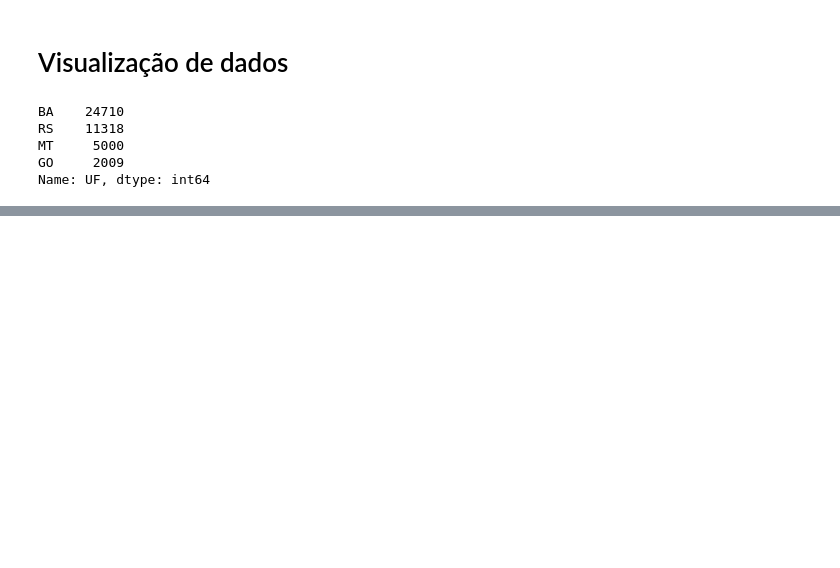
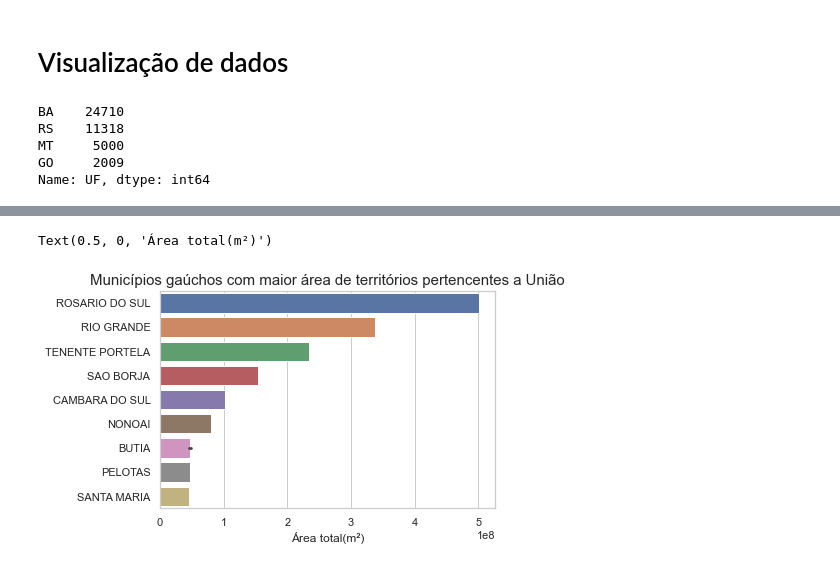
Before and after one commit to VascoMonteiroNeto/analiseDadosComPythonPandas, a Jupyter notebook: Aula_4_e_5_Pandas_VascoMonteiroNeto.ipynb, the cells around one changed output, grey strips where cells are left out. Cells and saved outputs as stored; diff of their text form; code cells hidden in the pictures; blank space fills up the shorter version.

```diff
--- a/Aula_4_e_5_Pandas_VascoMonteiroNeto.ipynb
+++ b/Aula_4_e_5_Pandas_VascoMonteiroNeto.ipynb
@@ -344,0 +354,9 @@ import matplotlib.pyplot as plt
+# %%
+ax = sns.barplot(x = df.loc[(df["UF"] == 'RS')].nlargest(10, "Area")['Area'].values.tolist(),
+                 y=df.loc[(df["UF"] == 'RS')].nlargest(10, "Area")['Município'].values.tolist(),
+                 data=df)
+plt.title('Municípios gaúchos com maior área de territórios pertencentes a União', fontsize = 15)
+ax.set_xlabel('Área total(m²)')
+# %% [output]
+Text(0.5, 0, 'Área total(m²)')
+[figure, added]
```
Also changed, not shown: parts of 9 cells of this notebook.
